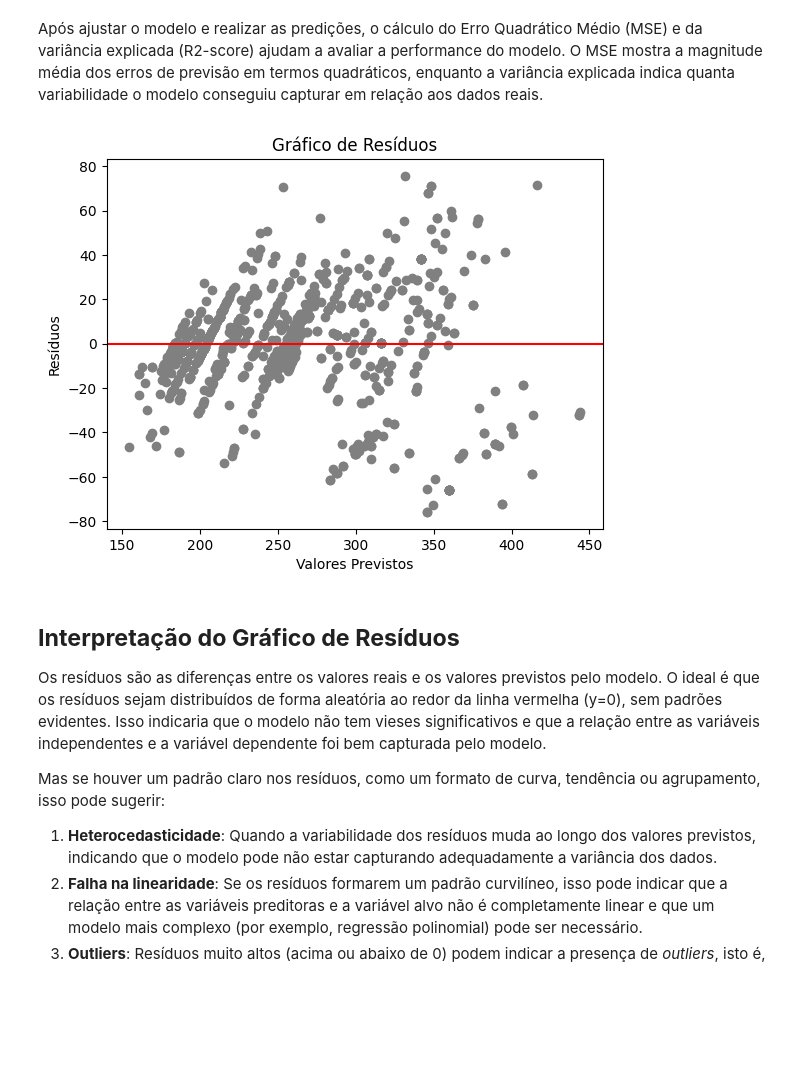
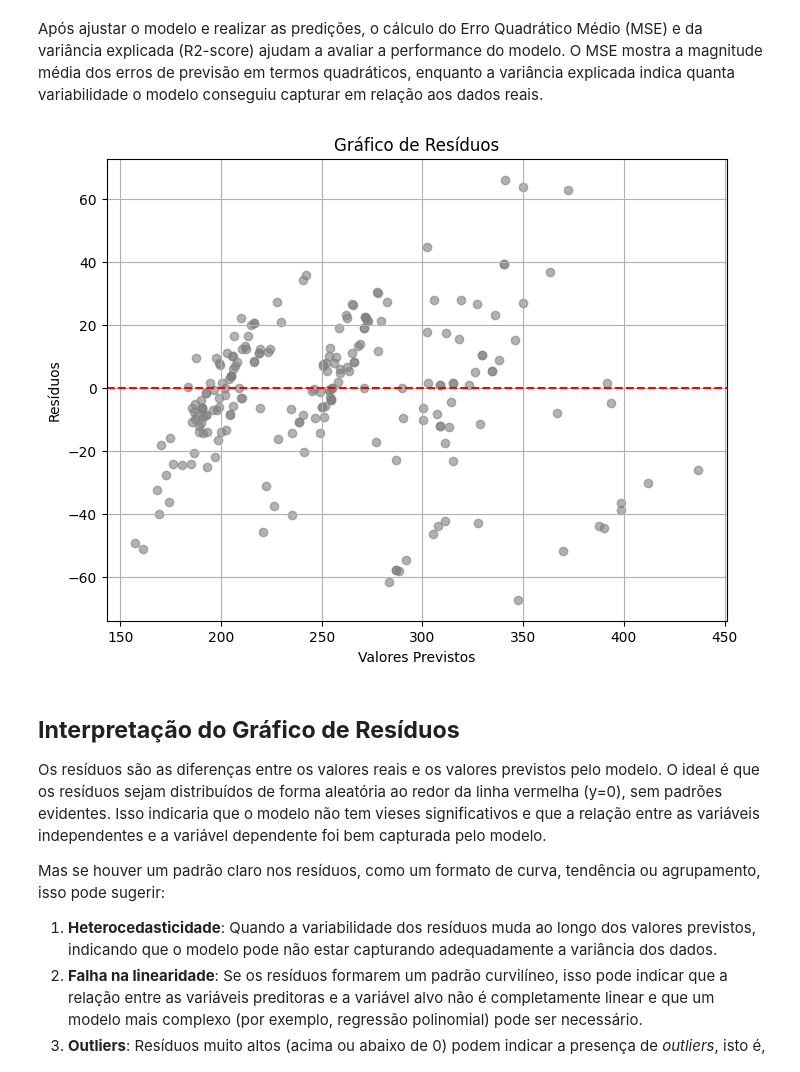
Before and after one commit to SampMark/Machine-Learning, a Jupyter notebook: Multiple_Linear_Regression.ipynb, the cells around one changed output. Saved outputs shown, nothing was run; the diff lists cells and outputs as text; code cells hidden in the pictures; blank space fills up the shorter version.

Commit message:
A regressão linear múltipla, extensão da regressão linear simples, é utilizada para prever uma variável dependente contínua a partir de múltiplas variáveis independentes.

```diff
--- a/Multiple_Linear_Regression.ipynb
+++ b/Multiple_Linear_Regression.ipynb
@@ -232,21 +312,40 @@ Variance score: 0.83
 # %% [markdown]
 Após ajustar o modelo e realizar as predições, o cálculo do Erro Quadrático Médio (MSE) e da variância explicada (R2-score) ajudam a avaliar a performance do modelo. O MSE mostra a magnitude média dos erros de previsão em termos quadráticos, enquanto a variância explicada indica quanta variabilidade o modelo conseguiu capturar em relação aos dados reais.
-# %%
-# Faça as previsões
-y_pred = regr.predict(x)
-
-# Calcule os resíduos
-residuals = y - y_pred
-
-# Crie o gráfico de resíduos
-plt.scatter(y_pred, residuals, color='grey')
-plt.xlabel('Valores Previstos')
-plt.ylabel('Resíduos')
-plt.title('Gráfico de Resíduos')
-plt.axhline(y=0, color='r', linestyle='-')
-plt.show()
-# %% [output]
-[figure, removed]
+# %%
+# Importar bibliotecas necessárias
+from sklearn.linear_model import LinearRegression
+from sklearn.model_selection import train_test_split
+from sklearn.metrics import mean_squared_error
+
+# Dividindo os dados em treino e teste
+X = df[['ENGINESIZE', 'CYLINDERS', 'FUELCONSUMPTION_CITY', 'FUELCONSUMPTION_HWY']]
+y = df['CO2EMISSIONS']
+X_train, X_test, y_train, y_test = train_test_split(X, y, test_size=0.2, random_state=42)
+
+# Criando e treinando o modelo de regressão linear
+regr = LinearRegression()
+regr.fit(X_train, y_train)
+
+# Fazendo previsões
+y_pred = regr.predict(X_test)
+
+# Convertendo y_pred para um array 2D com uma coluna
+y_pred_2d = y_pred.reshape(-1, 1)
+
+# Calculando os resíduos
+residuals = y_test - y_pred
+
+# Criando o gráfico de resíduos
+plt.figure(figsize=(8, 6))
+plt.scatter(y_pred, residuals, color='grey', alpha=0.6)
+plt.axhline(y=0, color='r', linestyle='--')
+plt.xlabel('Valores Previstos')
+plt.ylabel('Resíduos')
+plt.title('Gráfico de Resíduos')
+plt.grid(True)
+plt.show()
+# %% [output]
+[figure, added]
 # %% [markdown]
 ## **Interpretação do Gráfico de Resíduos**
 
```
Also changed, not shown: parts of 18 cells of this notebook.
